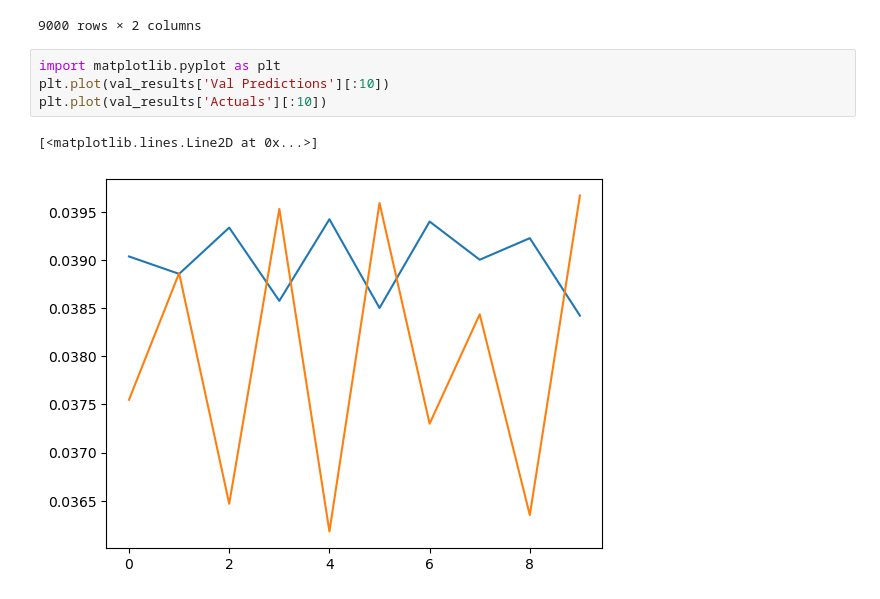
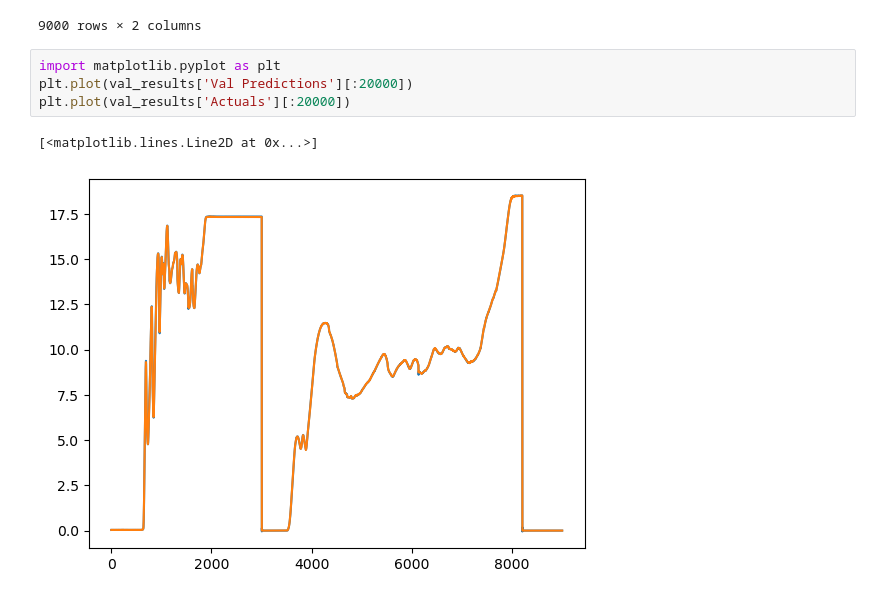
Before and after one commit to Aalajlan6/Afkhami-Data-Usage, a Jupyter notebook: LSTM attempt.ipynb, the cells around one changed output. Saved outputs shown, nothing was run; the diff lists cells and outputs as text.

```diff
--- a/LSTM attempt.ipynb
+++ b/LSTM attempt.ipynb
@@ -145,11 +145,11 @@ val_results
 9000 rows × 2 columns
 # %%
 import matplotlib.pyplot as plt
-plt.plot(val_results['Val Predictions'][:10])
-plt.plot(val_results['Actuals'][:10])
+plt.plot(val_results['Val Predictions'][:20000])
+plt.plot(val_results['Actuals'][:20000])
 # %% [output]
 [<matplotlib.lines.Line2D at 0x...>]
-[figure, old version]
+[figure, new version]
 # %%
 test_predictions = model.predict(X_test).flatten()
 test_results = pd.DataFrame(data={'Test Predictions': test_predictions, 'Actuals': y_test})
```
Also changed, not shown: parts of 2 cells of this notebook.
